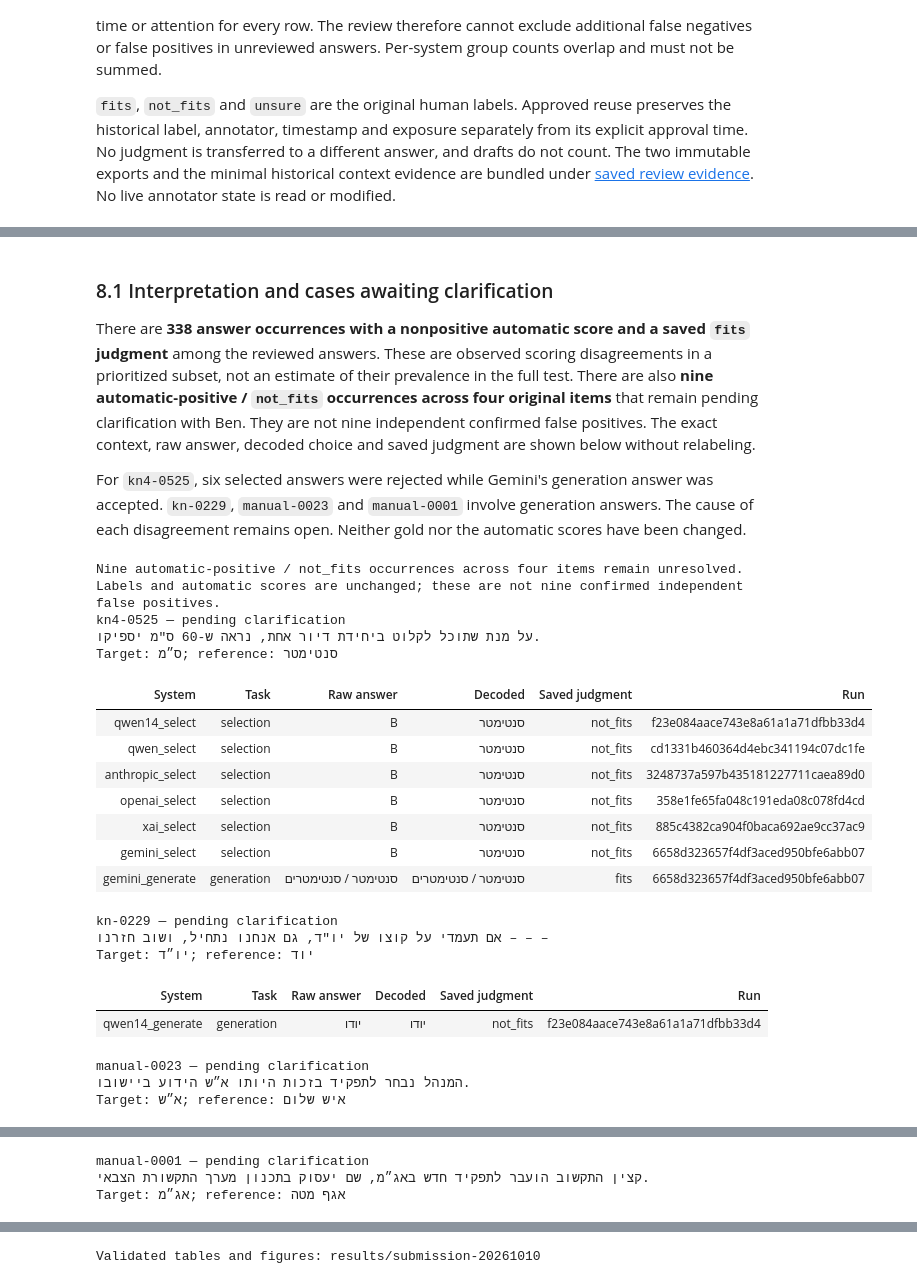
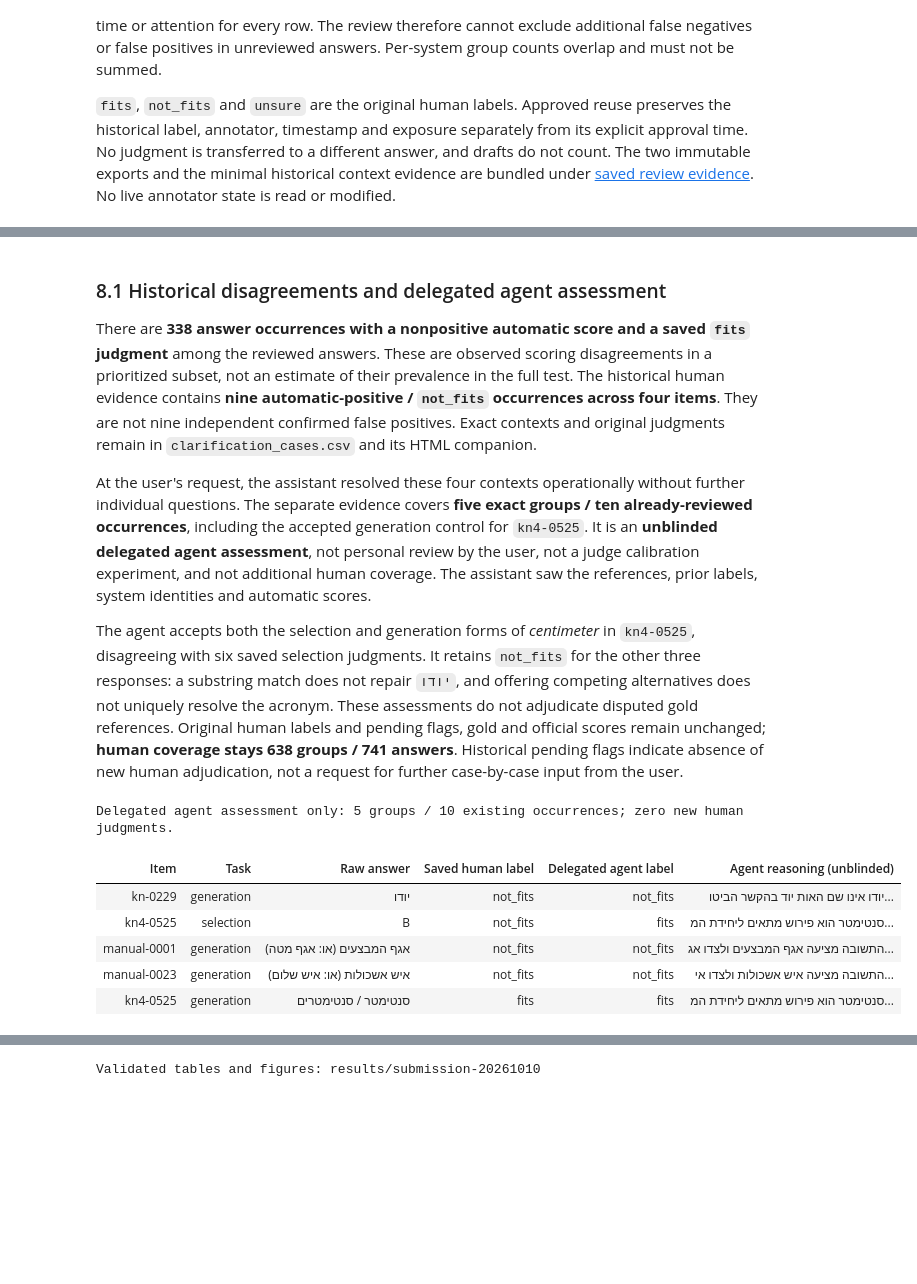
Before and after one commit to BenCarmel123/hebrew-acronym-disambiguation, a Jupyter notebook: notebooks/experimental_study.ipynb, the cells around one changed output, grey strips where cells are left out. Saved outputs shown, nothing was run; the diff lists cells and outputs as text; code cells hidden in the pictures; blank space fills up the shorter version.

```diff
--- a/notebooks/experimental_study.ipynb
+++ b/notebooks/experimental_study.ipynb
@@ -466,30 +469,28 @@ New judgments: 707; approved reuse: 34; unreviewed: 4212.
 # %% [markdown]
-### 8.1 Interpretation and cases awaiting clarification
+### 8.1 Historical disagreements and delegated agent assessment
 
-There are **338 answer occurrences with a nonpositive automatic score and a saved `fits` judgment** among the reviewed answers. These are observed scoring disagreements in a prioritized subset, not an estimate of their prevalence in the full test. There are also **nine automatic-positive / `not_fits` occurrences across four original items** that remain pending clarification with Ben. They are not nine independent confirmed false positives. The exact context, raw answer, decoded choice and saved judgment are shown below without relabeling.
+There are **338 answer occurrences with a nonpositive automatic score and a saved `fits` judgment** among the reviewed answers. These are observed scoring disagreements in a prioritized subset, not an estimate of their prevalence in the full test. The historical human evidence contains **nine automatic-positive / `not_fits` occurrences across four items**. They are not nine independent confirmed false positives. Exact contexts and original judgments remain in `clarification_cases.csv` and its HTML companion.
 
-For `kn4-0525`, six selected answers were rejected while Gemini's generation answer was accepted. `kn-0229`, `manual-0023` and `manual-0001` involve generation answers. The cause of each disagreement remains open. Neither gold nor the automatic scores have been changed.
+At the user's request, the assistant resolved these four contexts operationally without further individual questions. The separate evidence covers **five exact groups / ten already-reviewed occurrences**, including the accepted generation control for `kn4-0525`. It is an **unblinded delegated agent assessment**, not personal review by the user, not a judge calibration experiment, and not additional human coverage. The assistant saw the references, prior labels, system identities and automatic scores.
+
+The agent accepts both the selection and generation forms of *centimeter* in `kn4-0525`, disagreeing with six saved selection judgments. It retains `not_fits` for the other three responses: a substring match does not repair `יודו`, and offering competing alternatives does not uniquely resolve the acronym. These assessments do not adjudicate disputed gold references. Original human labels and pending flags, gold and official scores remain unchanged; **human coverage stays 638 groups / 741 answers**. Historical pending flags indicate absence of new human adjudication, not a request for further case-by-case input from the user.
 # %%
 if RUN_SAVED_TEST_ANALYSIS:
-    display(HTML(clarification_html(final_review["cases"])))
+    from hebrew_acronyms.saved_human_review import load_agent_clarifications
+    agent_clarifications = load_agent_clarifications(SAVED_ARTIFACTS, final_review)
+    write_csv(SUBMISSION_EXPORTS / "agent_clarification_assessments.csv", agent_clarifications["rows"])
+    print(f"Delegated agent assessment only: {agent_clarifications['groups']} groups / {agent_clarifications['responses']} existing occurrences; zero new human judgments.")
+    agent_groups = list({r["group_id"]: r for r in agent_clarifications["rows"]}.values())
+    display(HTML('<div style="max-width:1100px">' + result_table(agent_groups, {
+        "item_id": "Item", "task": "Task", "raw": "Raw answer",
+        "human_label": "Saved human label", "agent_label": "Delegated agent label",
+        "agent_reason": "Agent reasoning (unblinded)",
+    }).replace('<td style=', '<td dir="auto" style=') + "</div>"))
 # %% [output]
-Nine automatic-positive / not_fits occurrences across four items remain unresolved. Labels and automatic scores are unchanged; these are not nine confirmed independent false positives.
-kn4-0525 — pending clarification
-על מנת שתוכל לקלוט ביחידת דיור אחת, נראה ש-60 ס"מ יספיקו.
-Target: ס״מ; reference: סנטימטר
+Delegated agent assessment only: 5 groups / 10 existing occurrences; zero new human judgments.
-| System | Task | Raw answer | Decoded | Saved judgment | Run |
-| qwen14_select | selection | B | סנטימטר | not_fits | f23e084aace743e8a61a1a71dfbb33d4 |
-| qwen_select | selection | B | סנטימטר | not_fits | cd1331b460364d4ebc341194c07dc1fe |
-| anthropic_select | selection | B | סנטימטר | not_fits | 3248737a597b435181227711caea89d0 |
-| openai_select | selection | B | סנטימטר | not_fits | 358e1fe65fa048c191eda08c078fd4cd |
-| xai_select | selection | B | סנטימטר | not_fits | 885c4382ca904f0baca692ae9cc37ac9 |
-| gemini_select | selection | B | סנטימטר | not_fits | 6658d323657f4df3aced950bfe6abb07 |
-| gemini_generate | generation | סנטימטר / סנטימטרים | סנטימטר / סנטימטרים | fits | 6658d323657f4df3aced950bfe6abb07 |
+| Item | Task | Raw answer | Saved human label | Delegated agent label | Agent reasoning (unblinded) |
+| kn-0229 | generation | יודו | not_fits | not_fits | יודו אינו שם האות יוד בהקשר הביטו... |
+| kn4-0525 | selection | B | not_fits | fits | סנטימטר הוא פירוש מתאים ליחידת המ... |
+| manual-0001 | generation | אגף המבצעים (או: אגף מטה) | not_fits | not_fits | התשובה מציעה אגף המבצעים ולצדו אג... |
+| manual-0023 | generation | איש אשכולות (או: איש שלום) | not_fits | not_fits | התשובה מציעה איש אשכולות ולצדו אי... |
+| kn4-0525 | generation | סנטימטר / סנטימטרים | fits | fits | סנטימטר הוא פירוש מתאים ליחידת המ... |
-kn-0229 — pending clarification
-אם תעמדי על קוצו של יו"ד, גם אנחנו נתחיל, ושוב חזרנו – – –
-Target: יו״ד; reference: יוד
-| System | Task | Raw answer | Decoded | Saved judgment | Run |
-| qwen14_generate | generation | יודו | יודו | not_fits | f23e084aace743e8a61a1a71dfbb33d4 |
-manual-0023 — pending clarification
-המנהל נבחר לתפקיד בזכות היותו א״ש הידוע ביישובו.
-Target: א״ש; reference: איש שלום
@@ -498,3 +496,0 @@ Target: א״ש; reference: איש שלום
-manual-0001 — pending clarification
-קצין התקשוב הועבר לתפקיד חדש באג״מ, שם יעסוק בתכנון מערך התקשורת הצבאי.
-Target: אג״מ; reference: אגף מטה
```
Also changed, not shown: parts of 8 cells of this notebook, 13 other files.
